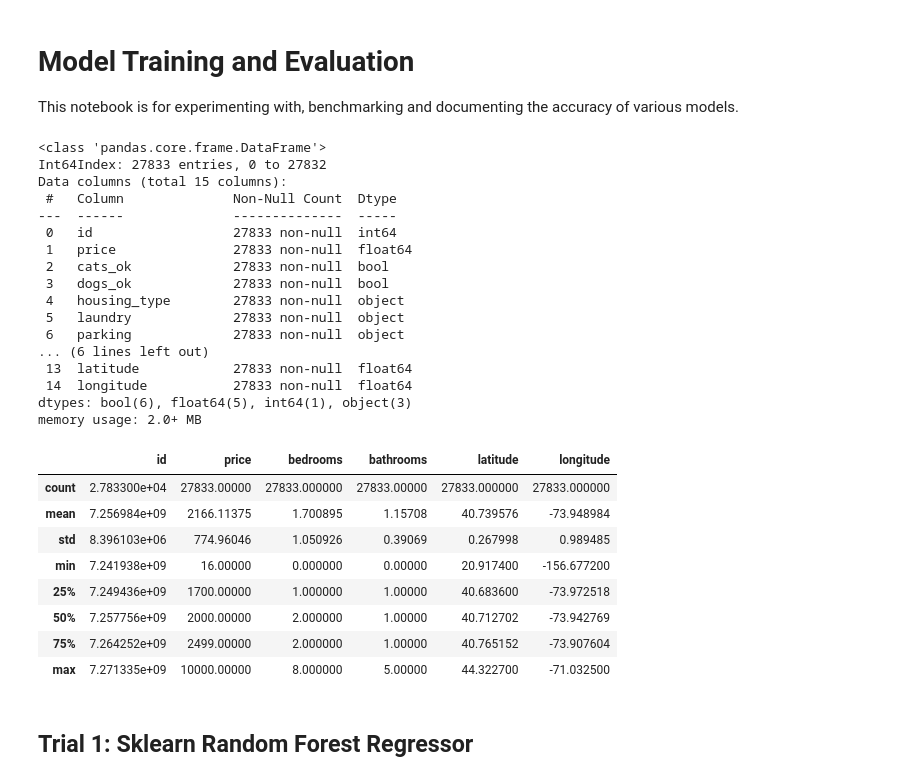
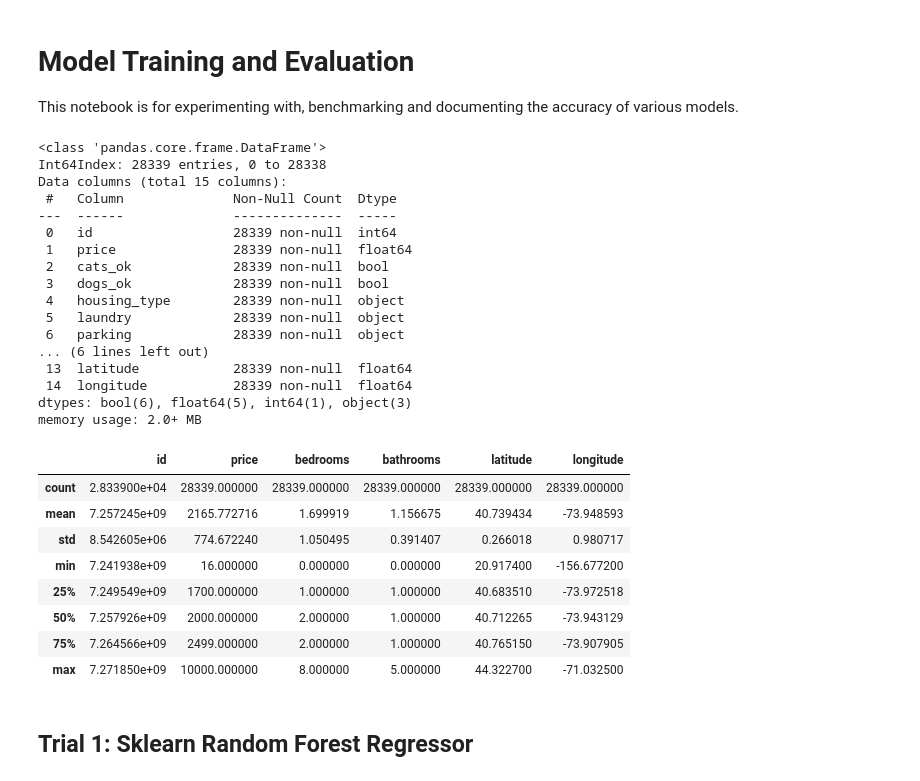
Before and after one commit to azhadsyed/housing, a Jupyter notebook: notebook.ipynb, the cells around one changed output. Saved outputs shown, nothing was run; the diff lists cells and outputs as text; code cells hidden in the pictures.

```diff
--- a/notebook.ipynb
+++ b/notebook.ipynb
@@ -16,39 +17,39 @@ from sklearn.pipeline import make_pipeline
 from sklearn.preprocessing import OneHotEncoder
 from sklearn.neighbors import KNeighborsRegressor
 # %%
-data = pd.read_csv("data.csv")
+data = pd.read_csv("data/data.csv")
 data = data[data.price > 10]
 data.info()
 
 categorical_features = data.dtypes[
     data.dtypes == "object"
 ].index.values  # ["housing_type", "laundry", "parking"]
 
 data.describe()
 # %% [output]
 <class 'pandas.core.frame.DataFrame'>
-Int64Index: 27833 entries, 0 to 27832
+Int64Index: 28339 entries, 0 to 28338
 Data columns (total 15 columns):
  #   Column              Non-Null Count  Dtype
 ---  ------              --------------  -----
- 0   id                  27833 non-null  int64
- 1   price               27833 non-null  float64
- 2   cats_ok             27833 non-null  bool
- 3   dogs_ok             27833 non-null  bool
- 4   housing_type        27833 non-null  object
- 5   laundry             27833 non-null  object
- 6   parking             27833 non-null  object
+ 0   id                  28339 non-null  int64
+ 1   price               28339 non-null  float64
+ 2   cats_ok             28339 non-null  bool
+ 3   dogs_ok             28339 non-null  bool
+ 4   housing_type        28339 non-null  object
+ 5   laundry             28339 non-null  object
+ 6   parking             28339 non-null  object
 ... (6 lines left out)
- 13  latitude            27833 non-null  float64
- 14  longitude           27833 non-null  float64
+ 13  latitude            28339 non-null  float64
+ 14  longitude           28339 non-null  float64
 dtypes: bool(6), float64(5), int64(1), object(3)
 memory usage: 2.0+ MB
 |  | id | price | bedrooms | bathrooms | latitude | longitude |
-| count | 2.783300e+04 | 27833.00000 | 27833.000000 | 27833.00000 | 27833.000000 | 27833.000000 |
-| mean | 7.256984e+09 | 2166.11375 | 1.700895 | 1.15708 | 40.739576 | -73.948984 |
-| std | 8.396103e+06 | 774.96046 | 1.050926 | 0.39069 | 0.267998 | 0.989485 |
-| min | 7.241938e+09 | 16.00000 | 0.000000 | 0.00000 | 20.917400 | -156.677200 |
-| 25% | 7.249436e+09 | 1700.00000 | 1.000000 | 1.00000 | 40.683600 | -73.972518 |
-| 50% | 7.257756e+09 | 2000.00000 | 2.000000 | 1.00000 | 40.712702 | -73.942769 |
-| 75% | 7.264252e+09 | 2499.00000 | 2.000000 | 1.00000 | 40.765152 | -73.907604 |
-| max | 7.271335e+09 | 10000.00000 | 8.000000 | 5.00000 | 44.322700 | -71.032500 |
+| count | 2.833900e+04 | 28339.000000 | 28339.000000 | 28339.000000 | 28339.000000 | 28339.000000 |
+| mean | 7.257245e+09 | 2165.772716 | 1.699919 | 1.156675 | 40.739434 | -73.948593 |
+| std | 8.542605e+06 | 774.672240 | 1.050495 | 0.391407 | 0.266018 | 0.980717 |
+| min | 7.241938e+09 | 16.000000 | 0.000000 | 0.000000 | 20.917400 | -156.677200 |
+| 25% | 7.249549e+09 | 1700.000000 | 1.000000 | 1.000000 | 40.683510 | -73.972518 |
+| 50% | 7.257926e+09 | 2000.000000 | 2.000000 | 1.000000 | 40.712265 | -73.943129 |
+| 75% | 7.264566e+09 | 2499.000000 | 2.000000 | 1.000000 | 40.765150 | -73.907905 |
+| max | 7.271850e+09 | 10000.000000 | 8.000000 | 5.000000 | 44.322700 | -71.032500 |
```
Also changed, not shown: parts of 4 cells of this notebook.
